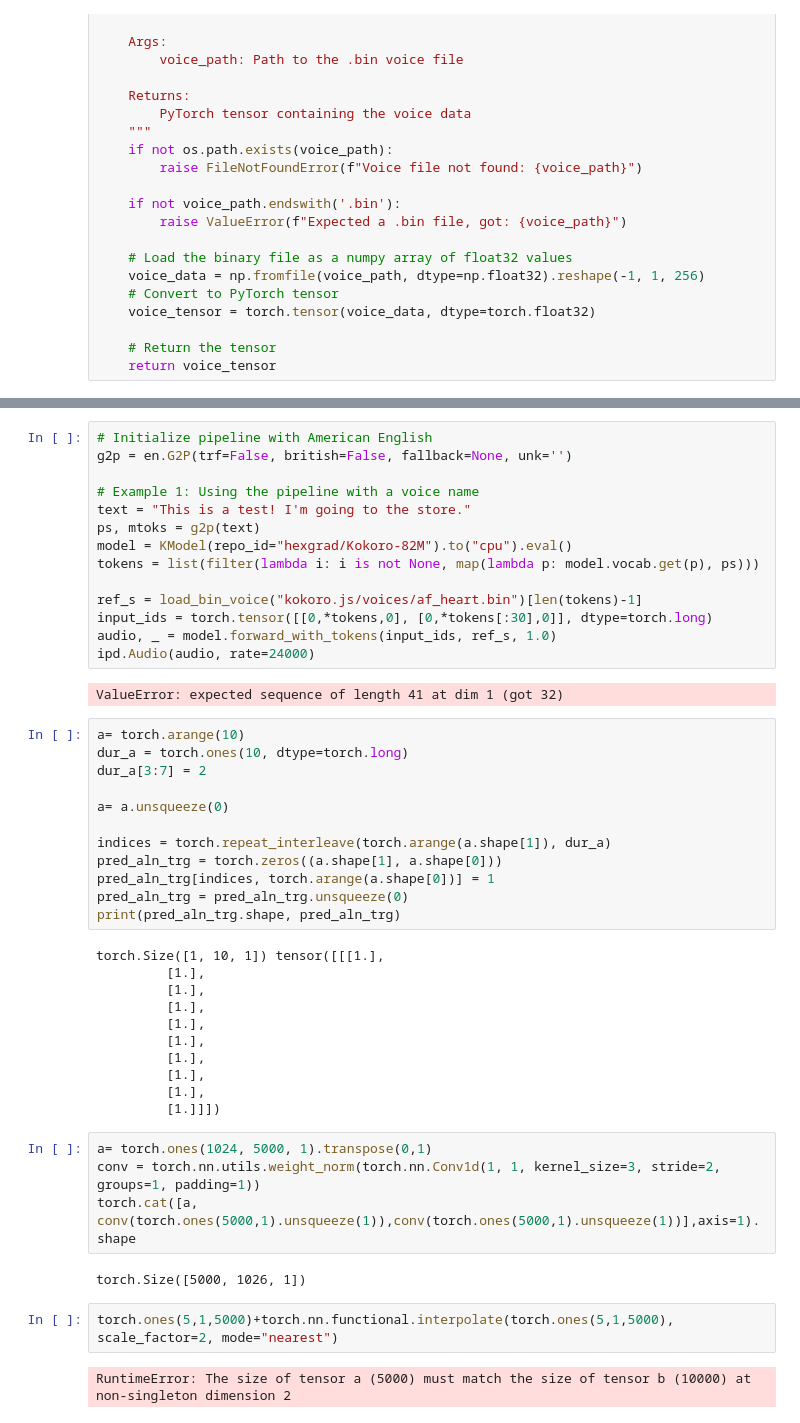
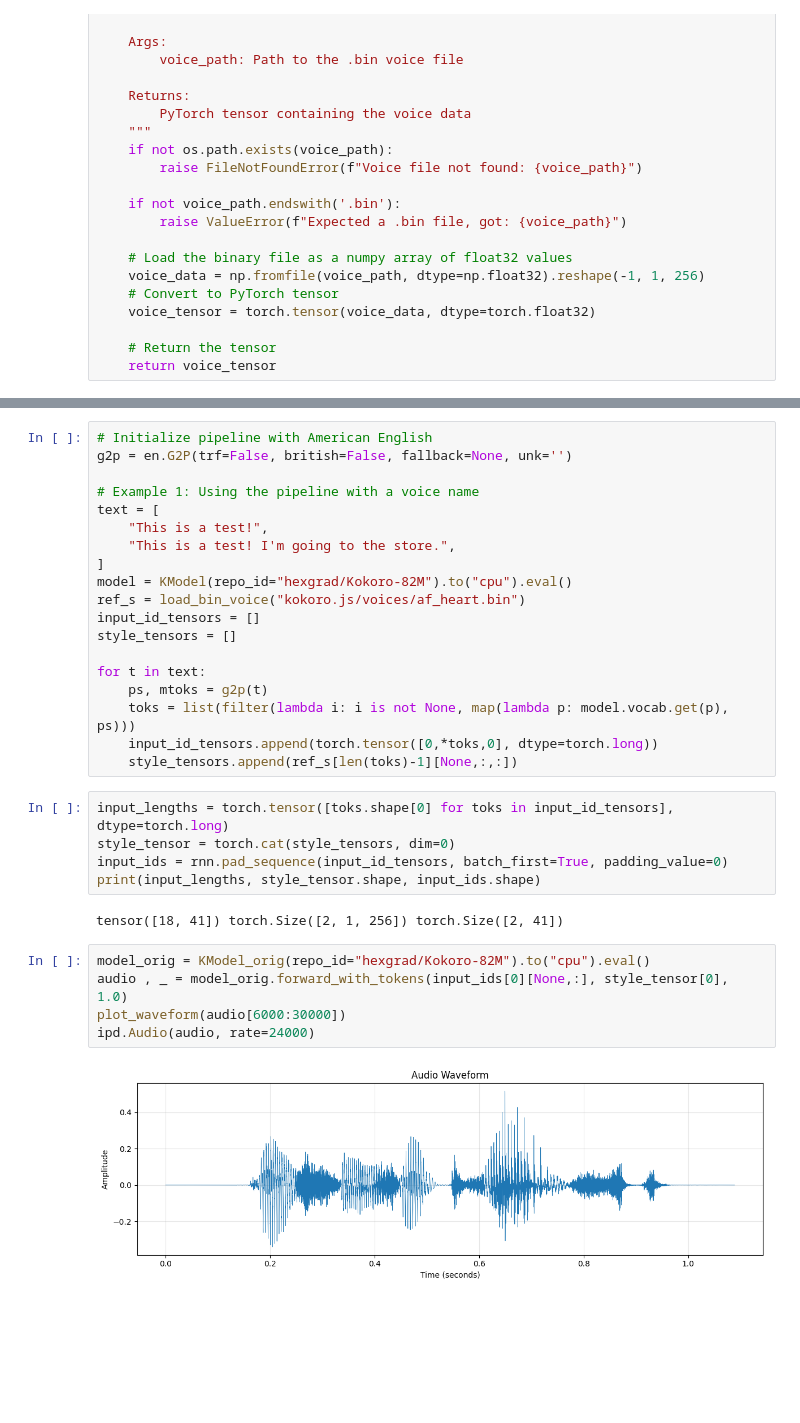
Before and after one commit to NimbleEdge/kokoro, a Jupyter notebook: generate.ipynb, the cells around one changed output, grey strips where cells are left out. Saved outputs shown, nothing was run; the diff lists cells and outputs as text; blank space fills up the shorter version.

Commit message:
batch implementation functional with testing script from original kokoro impl

```diff
--- a/generate.ipynb
+++ b/generate.ipynb
@@ -38,47 +63,31 @@ torch.Size([1, 256])
 g2p = en.G2P(trf=False, british=False, fallback=None, unk='')
 
 # Example 1: Using the pipeline with a voice name
-text = "This is a test! I'm going to the store."
-ps, mtoks = g2p(text)
+text = [
+    "This is a test!",
+    "This is a test! I'm going to the store.",
+]
 model = KModel(repo_id="hexgrad/Kokoro-82M").to("cpu").eval()
-tokens = list(filter(lambda i: i is not None, map(lambda p: model.vocab.get(p), ps)))
+ref_s = load_bin_voice("kokoro.js/voices/af_heart.bin")
+input_id_tensors = []
+style_tensors = []
 
-ref_s = load_bin_voice("kokoro.js/voices/af_heart.bin")[len(tokens)-1]
-input_ids = torch.tensor([[0,*tokens,0], [0,*tokens[:30],0]], dtype=torch.long)
-audio, _ = model.forward_with_tokens(input_ids, ref_s, 1.0)
-ipd.Audio(audio, rate=24000)
+for t in text:
+    ps, mtoks = g2p(t)
+    toks = list(filter(lambda i: i is not None, map(lambda p: model.vocab.get(p), ps)))
+    input_id_tensors.append(torch.tensor([0,*toks,0], dtype=torch.long))
+    style_tensors.append(ref_s[len(toks)-1][None,:,:])
-# %% [output]
-ValueError: expected sequence of length 41 at dim 1 (got 32)
-# %%
-a= torch.arange(10)
-dur_a = torch.ones(10, dtype=torch.long)
-dur_a[3:7] = 2
-
-a= a.unsqueeze(0)
-
-indices = torch.repeat_interleave(torch.arange(a.shape[1]), dur_a)
-pred_aln_trg = torch.zeros((a.shape[1], a.shape[0]))
-pred_aln_trg[indices, torch.arange(a.shape[0])] = 1
-pred_aln_trg = pred_aln_trg.unsqueeze(0)
-print(pred_aln_trg.shape, pred_aln_trg)
-# %% [output]
-torch.Size([1, 10, 1]) tensor([[[1.],
-         [1.],
-         [1.],
-         [1.],
-         [1.],
-         [1.],
-         [1.],
-         [1.],
-         [1.],
-         [1.]]])
-# %%
-a= torch.ones(1024, 5000, 1).transpose(0,1)
-conv = torch.nn.utils.weight_norm(torch.nn.Conv1d(1, 1, kernel_size=3, stride=2, groups=1, padding=1))
-torch.cat([a, conv(torch.ones(5000,1).unsqueeze(1)),conv(torch.ones(5000,1).unsqueeze(1))],axis=1).shape
-# %% [output]
-torch.Size([5000, 1026, 1])
-# %%
-torch.ones(5,1,5000)+torch.nn.functional.interpolate(torch.ones(5,1,5000), scale_factor=2, mode="nearest")
-# %% [output]
-RuntimeError: The size of tensor a (5000) must match the size of tensor b (10000) at non-singleton dimension 2
+# %%
+input_lengths = torch.tensor([toks.shape[0] for toks in input_id_tensors], dtype=torch.long)
+style_tensor = torch.cat(style_tensors, dim=0)
+input_ids = rnn.pad_sequence(input_id_tensors, batch_first=True, padding_value=0)
+print(input_lengths, style_tensor.shape, input_ids.shape)
+# %% [output]
+tensor([18, 41]) torch.Size([2, 1, 256]) torch.Size([2, 41])
+# %%
+model_orig = KModel_orig(repo_id="hexgrad/Kokoro-82M").to("cpu").eval()
+audio , _ = model_orig.forward_with_tokens(input_ids[0][None,:], style_tensor[0], 1.0)
+plot_waveform(audio[6000:30000])
+ipd.Audio(audio, rate=24000)
+# %% [output]
+[figure, added]
```
Also changed, not shown: parts of 6 cells of this notebook, 8 other files.
